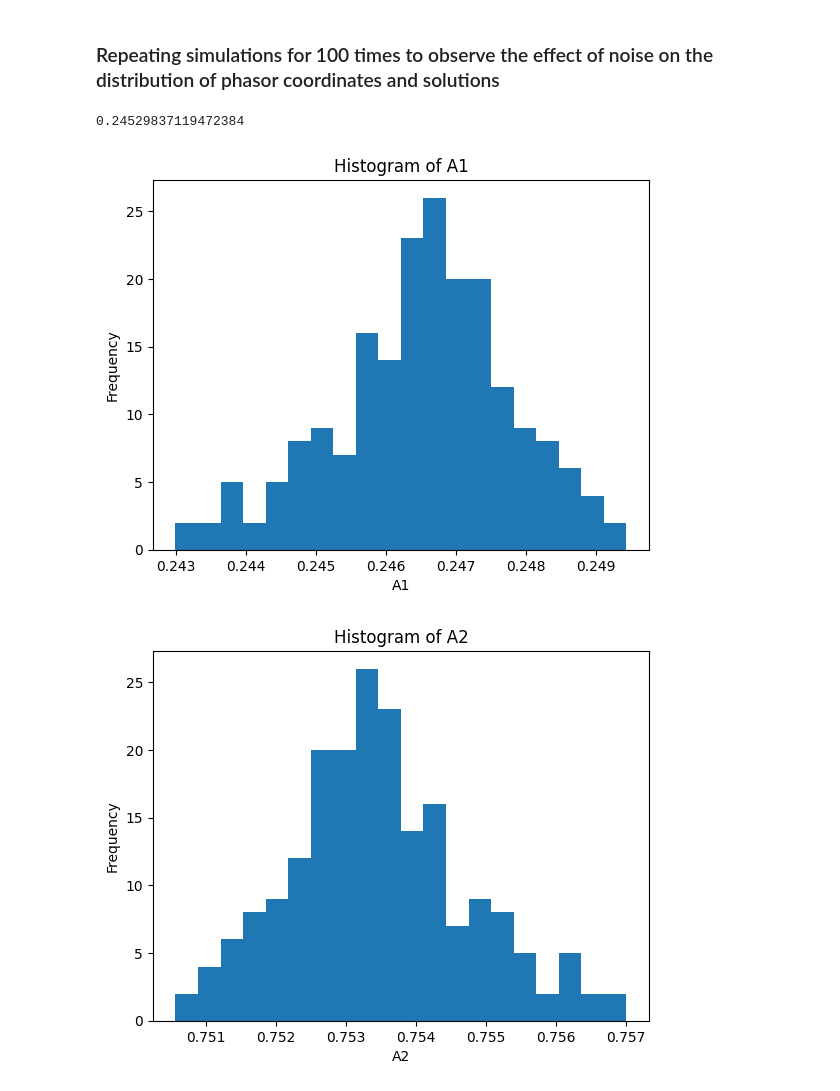
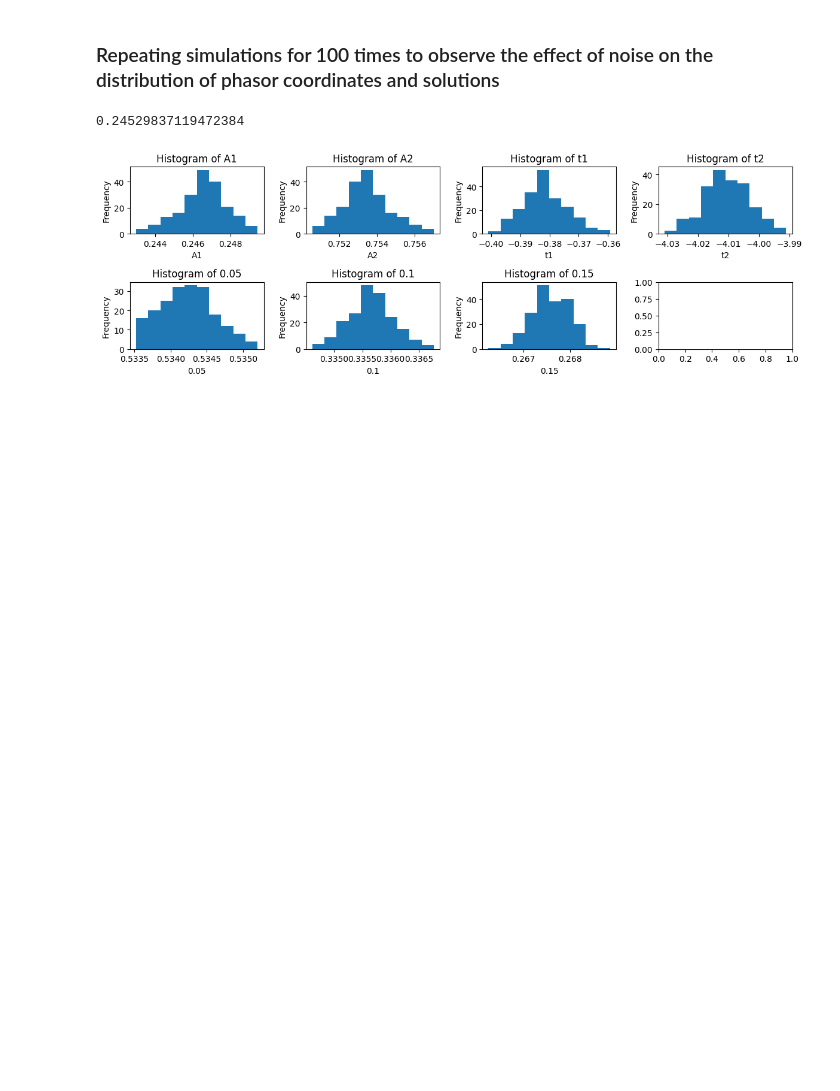
Before and after one commit to ngcnpeter/Y3_Group_Project_2B, a Jupyter notebook: TCSPC-simulation/interim_report.ipynb, the cells around one changed output. Saved outputs shown, nothing was run; the diff lists cells and outputs as text; code cells hidden in the pictures; blank space fills up the shorter version.

```diff
--- a/TCSPC-simulation/interim_report.ipynb
+++ b/TCSPC-simulation/interim_report.ipynb
@@ -318,7 +318,7 @@ for i in range(200):
     w,phasor = sim.phasor_fft(MC = False, n_bins = 380) #generate phasors
     sol = phasor_solve(w,phasor) #solution
     sol = {str(k):float(v) for k,v in sol.items()} #convert symbols to string
-    phasor_dict = {str(round(w[i]/np.pi/2,2)):phasor[i] for i in range(1,4)} #record the phasor positions
+    phasor_dict = {str(round(w[i]/np.pi/2,2)):phasor[i] for i in range(1,5)} #record the phasor positions
     sol.update(phasor_dict)# append dictionary
     phasor_df = pd.concat([phasor_df,pd.DataFrame(sol, index=[i])]) #concatenate the results into 1 dataframe
 # %%
@@ -326,17 +326,23 @@ float(sol['A1'])
 # %% [output]
 0.24529837119472384
 # %%
-for column in phasor_df.columns[:4]:
-    # Create a histogram for the current column
-    plt.hist(phasor_df[column], bins=20)  # Adjust the number of bins as needed
+# Create subplots with the desired number of rows and columns
+fig, axes = plt.subplots(nrows=2, ncols=4, figsize=(12, 4))
+axes = np.array(axes).flatten()
+# Iterate over each column in the DataFrame
+for i, column in enumerate(phasor_df.columns):
+    # Plot the histogram on the corresponding axis
+    axes[i].hist(phasor_df[column], bins=10)  # Adjust the number of bins as needed
 
     # Set the title and labels for the plot
-    plt.title(f"Histogram of {column}")
-    plt.xlabel(column)
-    plt.ylabel("Frequency")
+    axes[i].set_title(f"Histogram of {column}")
+    axes[i].set_xlabel(column)
+    axes[i].set_ylabel("Frequency")
 
-    # Display the histogram
-    plt.show()
+# Adjust the spacing between subplots
+plt.tight_layout()
+
+# Display the plot
+plt.show()
 # %% [output]
-[figure, old version]
+[figure, new version]
-[figure, removed]
```
Also changed, not shown: parts of 1 cell of this notebook, 1 other file.
